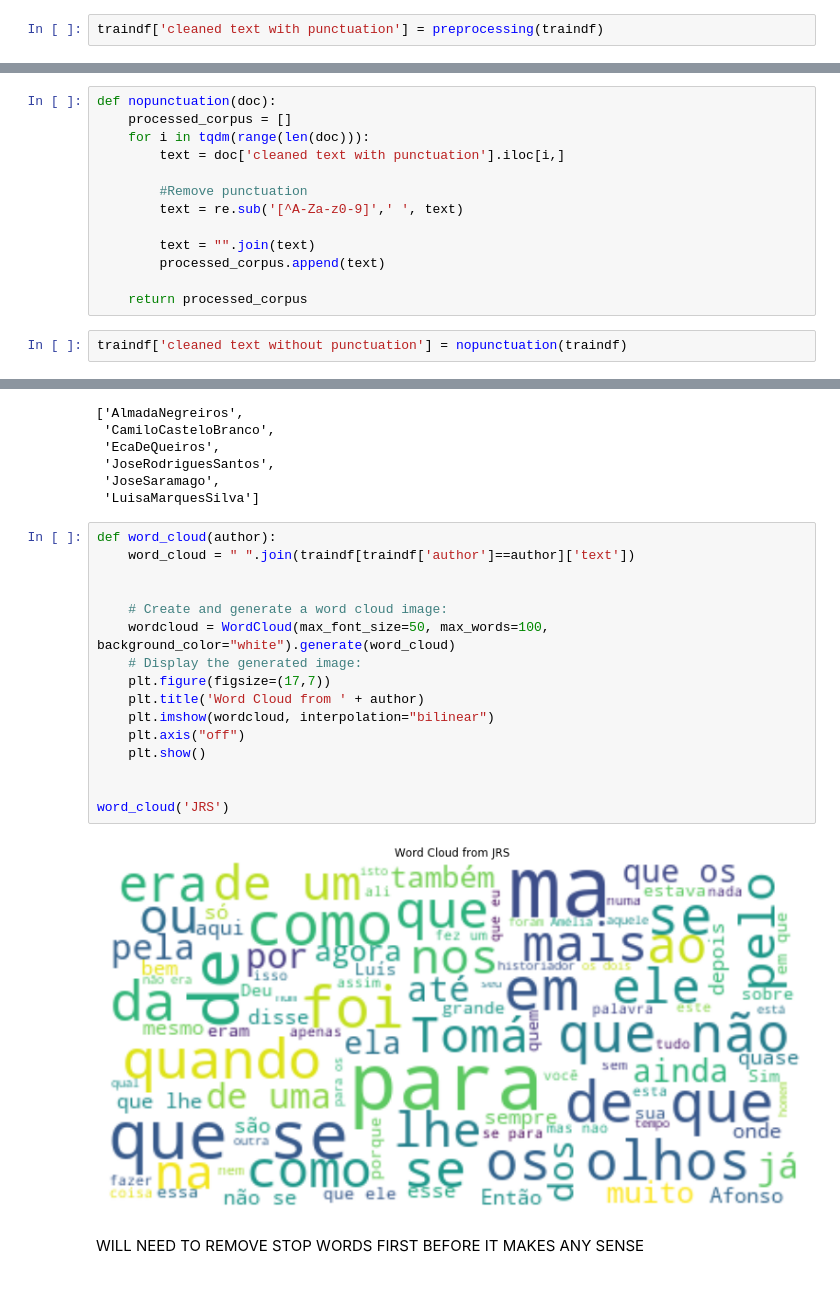
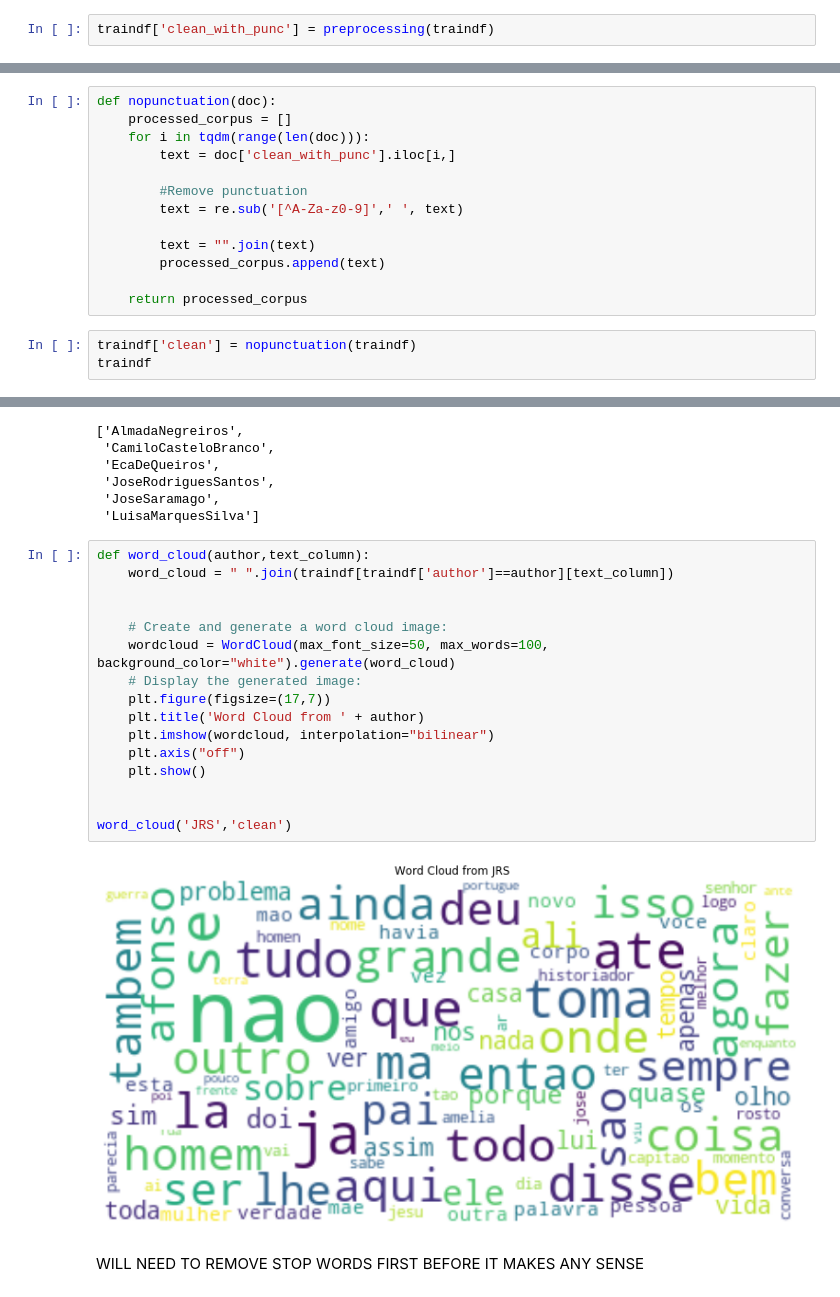
Before and after one commit to NOVAIMS-DataScienceMasters/TextMiningFinalProject, a Jupyter notebook: DataPreProcessing.ipynb, the cells around one changed output, grey strips where cells are left out. Saved outputs shown, nothing was run; the diff lists cells and outputs as text.

Commit message:
Punctuation test for JS
hypothesis test for dummy classifier with or without punctuation for José Saramago

```diff
--- a/DataPreProcessing.ipynb
+++ b/DataPreProcessing.ipynb
@@ -196,14 +209,14 @@ def preprocessing(doc):
 
     return processed_corpus
 # %%
-traindf['cleaned text with punctuation'] = preprocessing(traindf)
+traindf['clean_with_punc'] = preprocessing(traindf)
 # %% [output]
 [interactive output not drawn]
 # %%
 def nopunctuation(doc):
     processed_corpus = []
     for i in tqdm(range(len(doc))):
-        text = doc['cleaned text with punctuation'].iloc[i,]
+        text = doc['clean_with_punc'].iloc[i,]
 
         #Remove punctuation
         text = re.sub('[^A-Za-z0-9]',' ', text)
@@ -213,6 +226,7 @@ def nopunctuation(doc):
 
     return processed_corpus
 # %%
-traindf['cleaned text without punctuation'] = nopunctuation(traindf)
+traindf['clean'] = nopunctuation(traindf)
+traindf
 # %% [output]
 [interactive output not drawn]
@@ -287,22 +307,22 @@ authors
  'JoseSaramago',
  'LuisaMarquesSilva']
 # %%
-def word_cloud(author):
-    word_cloud = " ".join(traindf[traindf['author']==author]['text'])
+def word_cloud(author,text_column):
+    word_cloud = " ".join(traindf[traindf['author']==author][text_column])
 
 
     # Create and generate a word cloud image:
     wordcloud = WordCloud(max_font_size=50, max_words=100, background_color="white").generate(word_cloud)
     # Display the generated image:
     plt.figure(figsize=(17,7))
     plt.title('Word Cloud from ' + author)
     plt.imshow(wordcloud, interpolation="bilinear")
     plt.axis("off")
     plt.show()
 
 
-word_cloud('JRS')
+word_cloud('JRS','clean')
 # %% [output]
-[figure, old version]
+[figure, new version]
 # %% [markdown]
 WILL NEED TO REMOVE STOP WORDS FIRST BEFORE IT MAKES ANY SENSE
```
Also changed, not shown: parts of 15 cells of this notebook, 1 other file.
